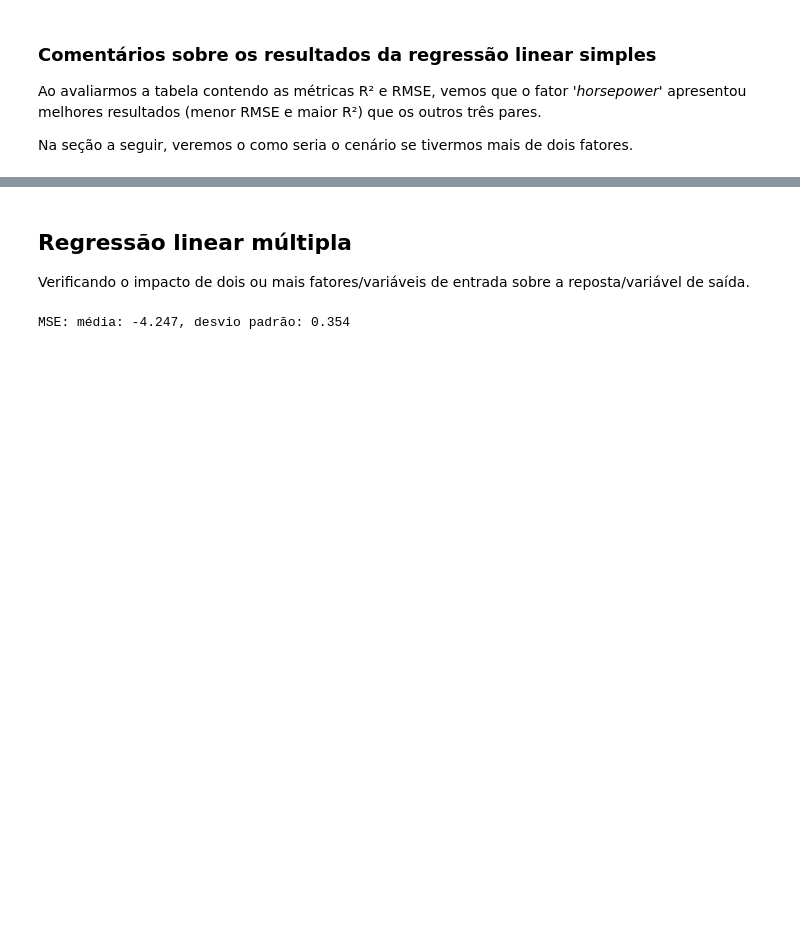
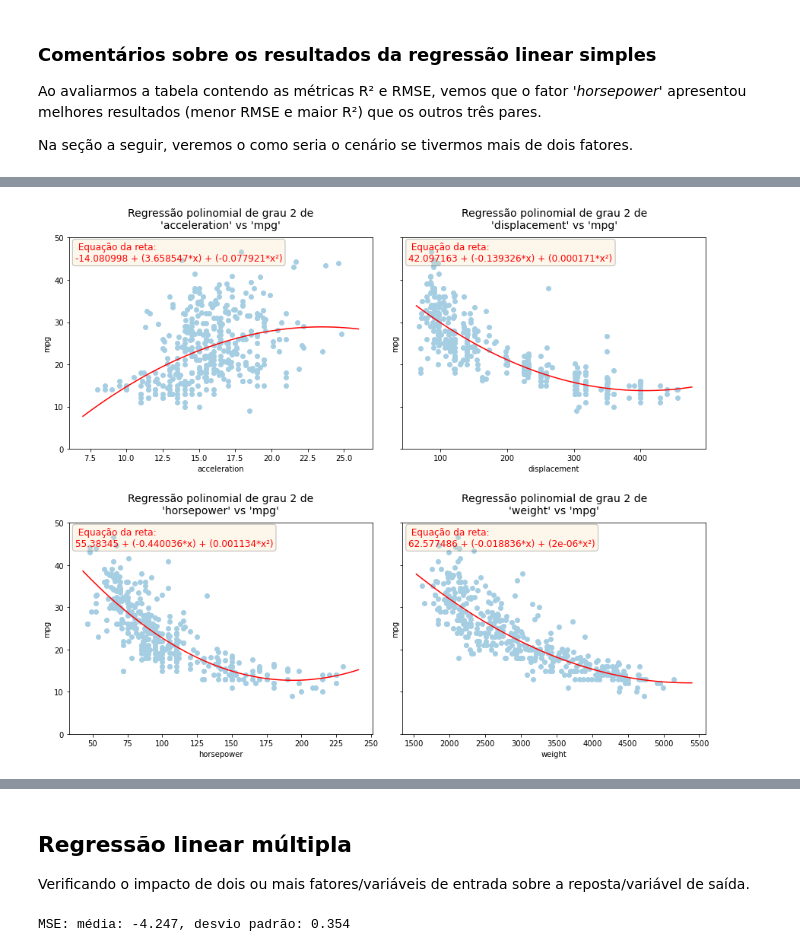
Before and after one commit to Carne-de-Pescoco/kaggle-used-car, a Jupyter notebook: notebooks/3_modeling_evaluation_suto.ipynb, the cells around one changed output, grey strips where cells are left out. Saved outputs shown, nothing was run; the diff lists cells and outputs as text; code cells hidden in the pictures; blank space fills up the shorter version.

Commit message:
[feat] Adicionada a regressão polinomial de segundo grau.

```diff
--- a/notebooks/3_modeling_evaluation_suto.ipynb
+++ b/notebooks/3_modeling_evaluation_suto.ipynb
@@ -151,0 +184,48 @@ Na seção a seguir, veremos o como seria o cenário se tivermos mais de dois fa
+# %%
+# Obtendo as equações de reta para cada relação "fator vs 'mpg'".
+
+dct_equations_poly = {}
+
+for feature in df_data[lst_continuas_sem_mpg].columns:
+    X_poly = PolynomialFeatures(degree=2, include_bias=False)
+    X_train_poly = X_poly.fit_transform(X_train[feature].values.reshape(-1, 1))
+    model = LinearRegression()
+    model.fit(X_train_poly, y_train)
+    dct_equations_poly[feature] = (str(round(model.intercept_, 6)) +
+                                   " + (" + str(round(model.coef_[-2], 6)) + "*x)"
+                                   " + (" + str(round(model.coef_[-1], 6)) + "*x²)")
+#                                    " + (" + str(model.coef_[-2]) + "*x)"
+#                                    " + (" + str(model.coef_[-1]) + "*x²)")
+
+    X_poly = PolynomialFeatures(degree=2, include_bias=False)
+    X_reg_poly = X_poly.fit_transform(df_reg_poly[feature].values.reshape(-1, 1))
+    df_reg_poly["y_pred_mpg_"+feature] = model.predict(X_reg_poly)
+# %%
+fig, axs = plt.subplots(ncols=2, nrows=2, figsize=(15,12), sharey=True, gridspec_kw={'hspace': .35, 'wspace': .1})
+
+row = col = 0
+
+for i, feature in enumerate(df_data[lst_continuas_sem_mpg].columns):
+    axs[row, col].scatter(data=df_data, x=feature, y="mpg")
+    axs[row, col].plot(df_reg_poly[feature], df_reg_poly["y_pred_mpg_"+feature], color='red')
+    axs[row, col].set_title("Regressão polinomial de grau 2 de\n'"+feature+"' vs 'mpg'",
+                            fontdict={'fontsize':14}, pad=12)
+    axs[row, col].set(ylim=[0,50], xlabel=feature);
+
+    textstr = f""" Equação da reta: \n{dct_equations_poly[feature]}"""
+
+    props = dict(boxstyle='round', facecolor='wheat', alpha=0.25)
+
+    axs[row, col].text(.02, 0.98, textstr, transform=axs[row, col].transAxes, fontsize=12,
+        verticalalignment='top', horizontalalignment='left', bbox=props, color='red');
+
+    if (i+1)%2!=0:
+        col += 1
+    else:
+        col = 0
+        row += 1
+
+for ax in axs.flat:
+    ax.set(ylabel='mpg')
+# %% [output]
+[figure, added]
```
Also changed, not shown: parts of 10 cells of this notebook, 3 other files.
